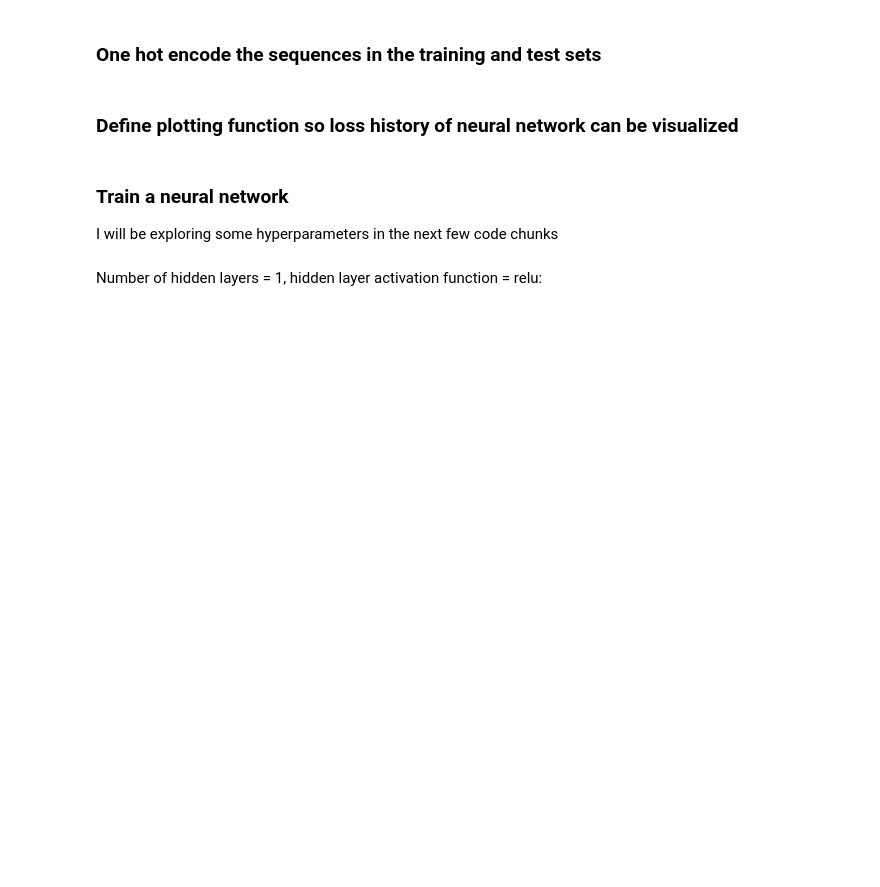
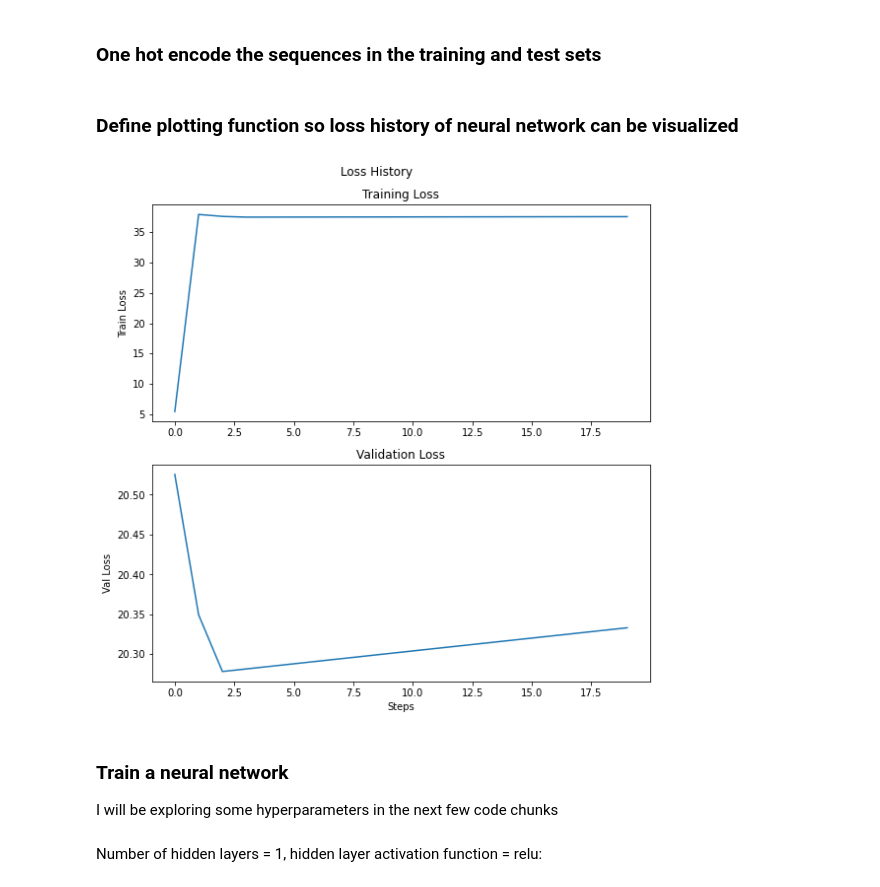
Before and after one commit to gramey02/project7, a Jupyter notebook: nn/Transcription_Factor_Classifier.ipynb, the cells around one changed output. Drawn from its saved outputs; the diff is of its cells as text; code cells hidden in the pictures; blank space fills up the shorter version.

```diff
--- a/nn/Transcription_Factor_Classifier.ipynb
+++ b/nn/Transcription_Factor_Classifier.ipynb
@@ -58,6 +59,10 @@ def plot_loss_history(per_epoch_loss_train, per_epoch_loss_val):
     axs[0].set_ylabel('Train Loss')
     axs[1].set_ylabel('Val Loss')
     fig.tight_layout()
+# %%
+plot_loss_history(per_epoch_loss_train, per_epoch_loss_val)
+# %% [output]
+[figure, added]
 # %% [markdown]
 ### Train a neural network
 I will be exploring some hyperparameters in the next few code chunks
```
Also changed, not shown: parts of 10 cells of this notebook.
